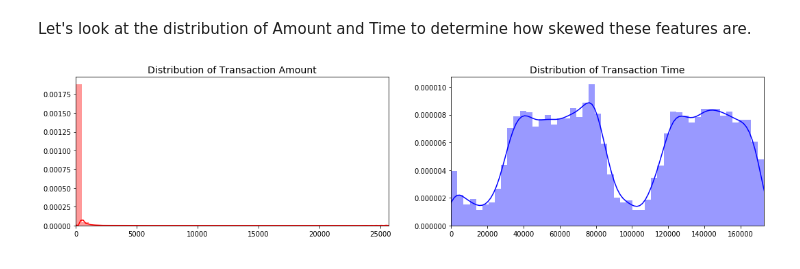
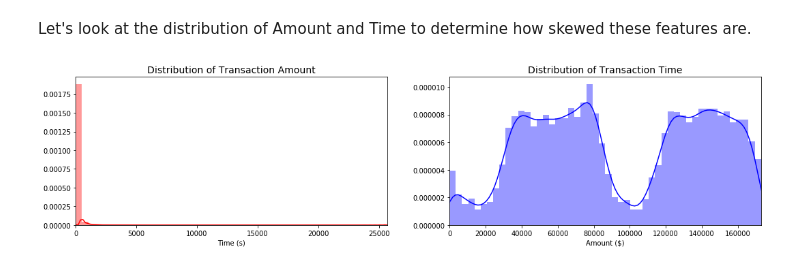
Before and after one commit to HYPERTONE/Analytics, a Jupyter notebook: Credit Card/Credit Card Fraud.ipynb, the cells around one changed output. Drawn from its saved outputs; the diff is of its cells as text; code cells hidden in the pictures.

```diff
--- a/Credit Card/Credit Card Fraud.ipynb
+++ b/Credit Card/Credit Card Fraud.ipynb
@@ -78,19 +78,21 @@ Let's look at the distribution of Amount and Time to determine how skewed these
 # %%
 fig, ax = plt.subplots(1, 2, figsize=(18, 4))
 
 amount_val = df['Amount'].values
 time_val = df['Time'].values
 
 sns.distplot(amount_val, ax=ax[0], color='r')
 ax[0].set_title('Distribution of Transaction Amount', fontsize=14)
 ax[0].set_xlim([min(amount_val), max(amount_val)])
+ax[0].set_xlabel('Time (s)')
 
 sns.distplot(time_val, ax=ax[1], color='b')
 ax[1].set_title('Distribution of Transaction Time', fontsize=14)
 ax[1].set_xlim([min(time_val), max(time_val)])
+ax[1].set_xlabel('Amount ($)')
 
 
 
 plt.show()
 # %% [output]
-[figure, old version]
+[figure, new version]
```
Also changed, not shown: parts of 7 cells of this notebook.
